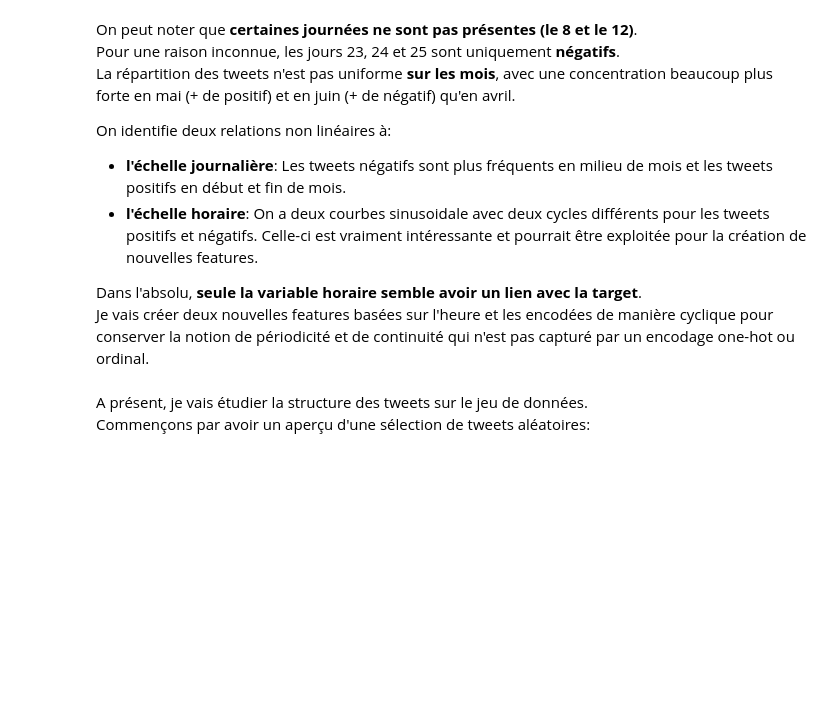
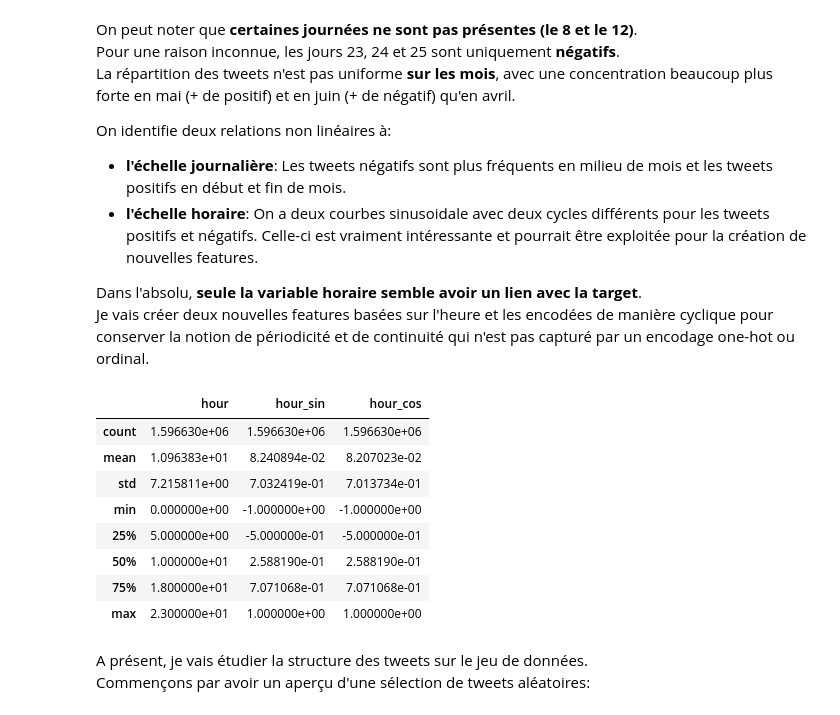
Before and after one commit to Hedredo/oc_p7, a Jupyter notebook: notebooks/exploration.ipynb, the cells around one changed output. Cells and saved outputs as stored; diff of their text form; code cells hidden in the pictures; blank space fills up the shorter version.

```diff
--- a/notebooks/exploration.ipynb
+++ b/notebooks/exploration.ipynb
@@ -360,6 +367,18 @@ df = df.assign(
         "hour_cos": lambda x: np.cos(2 * np.pi * x.hour / 24),
     }
 )
+# %%
+df[["hour", "hour_sin", "hour_cos"]].describe()
+# %% [output]
+|  | hour | hour_sin | hour_cos |
+| count | 1.596630e+06 | 1.596630e+06 | 1.596630e+06 |
+| mean | 1.096383e+01 | 8.240894e-02 | 8.207023e-02 |
+| std | 7.215811e+00 | 7.032419e-01 | 7.013734e-01 |
+| min | 0.000000e+00 | -1.000000e+00 | -1.000000e+00 |
+| 25% | 5.000000e+00 | -5.000000e-01 | -5.000000e-01 |
+| 50% | 1.000000e+01 | 2.588190e-01 | 2.588190e-01 |
+| 75% | 1.800000e+01 | 7.071068e-01 | 7.071068e-01 |
+| max | 2.300000e+01 | 1.000000e+00 | 1.000000e+00 |
 # %% [markdown]
 A présent, je vais étudier la structure des tweets sur le jeu de données.<br>
 Commençons par avoir un aperçu d'une sélection de tweets aléatoires:
```
Also changed, not shown: parts of 50 cells of this notebook, 6 other files.
